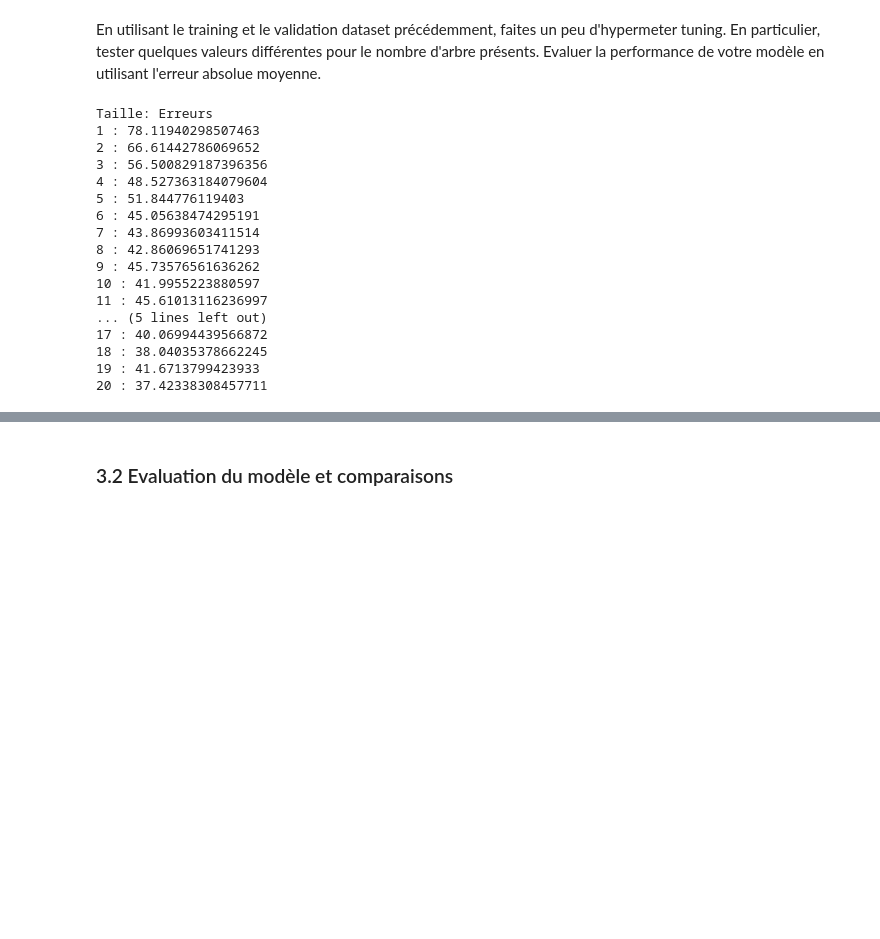
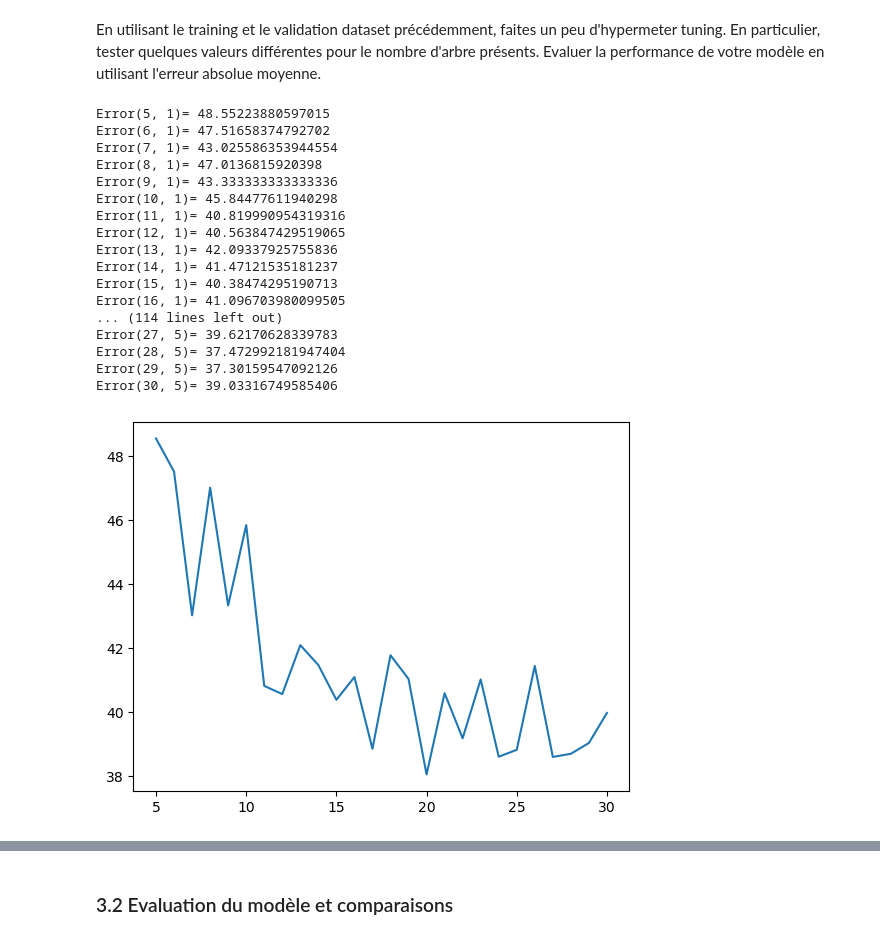
Before and after one commit to HUART1848/APV_L7, a Jupyter notebook: TP7.ipynb, the cells around one changed output, grey strips where cells are left out. Saved outputs shown, nothing was run; the diff lists cells and outputs as text; code cells hidden in the pictures; blank space fills up the shorter version.

```diff
--- a/TP7.ipynb
+++ b/TP7.ipynb
@@ -217,28 +242,41 @@ En utilisant le training et le validation dataset précédemment, faites un peu
 # %%
-# TODO : tune some hyperparmeters
-sizes = np.arange(1, 20 + 1, 1)
+factors = np.arange(1, 5 + 1, 1)
+sizes = np.arange(5, 30 + 1, 1)
 
-print("Taille: Erreurs")
-errors = np.zeros(len(sizes))
-for size in sizes:
-    pred = RandomForest(forest_size=size).fit(X_train, Y_train).predict(X_val)
-    errors[size] =
-    print(f"{size} : {mean_absolute_error(Y_val, pred)}")
+n_factors = len(factors)
+n_sizes = len(sizes)
+
+errors = np.zeros(shape=(n_factors, n_sizes))
+
+for (factors_idx, sizes_idx) in itertools.product(range(n_factors), range(n_sizes)):
+    size = sizes[sizes_idx]
+    bootstrap_factor = factors[factors_idx]
+
+    pred = RandomForest(forest_size=size, bootstrap_factor=3).fit(X_train, Y_train).predict(X_val)
+    errors[factors_idx, sizes_idx] = mean_absolute_error(Y_val, pred)
+
+    print(f"Error({size}, {bootstrap_factor})= {errors[factors_idx, sizes_idx]}")
 # %% [output]
-Taille: Erreurs
-1 : 78.11940298507463
-2 : 66.61442786069652
-3 : 56.500829187396356
-4 : 48.527363184079604
-5 : 51.844776119403
-6 : 45.05638474295191
-7 : 43.86993603411514
-8 : 42.86069651741293
-9 : 45.73576561636262
-10 : 41.9955223880597
-11 : 45.61013116236997
-... (5 lines left out)
-17 : 40.06994439566872
-18 : 38.04035378662245
-19 : 41.6713799423933
-20 : 37.42338308457711
+Error(5, 1)= 48.55223880597015
+Error(6, 1)= 47.51658374792702
+Error(7, 1)= 43.025586353944554
+Error(8, 1)= 47.0136815920398
+Error(9, 1)= 43.333333333333336
+Error(10, 1)= 45.84477611940298
+Error(11, 1)= 40.819990954319316
+Error(12, 1)= 40.563847429519065
+Error(13, 1)= 42.09337925755836
+Error(14, 1)= 41.47121535181237
+Error(15, 1)= 40.38474295190713
+Error(16, 1)= 41.096703980099505
+... (114 lines left out)
+Error(27, 5)= 39.62170628339783
+Error(28, 5)= 37.472992181947404
+Error(29, 5)= 37.30159547092126
+Error(30, 5)= 39.03316749585406
+# %%
+plt.plot(sizes, errors[0,:])
+
+plt.show()
+# %% [output]
+[figure, added]
```
Also changed, not shown: parts of 6 cells of this notebook.
